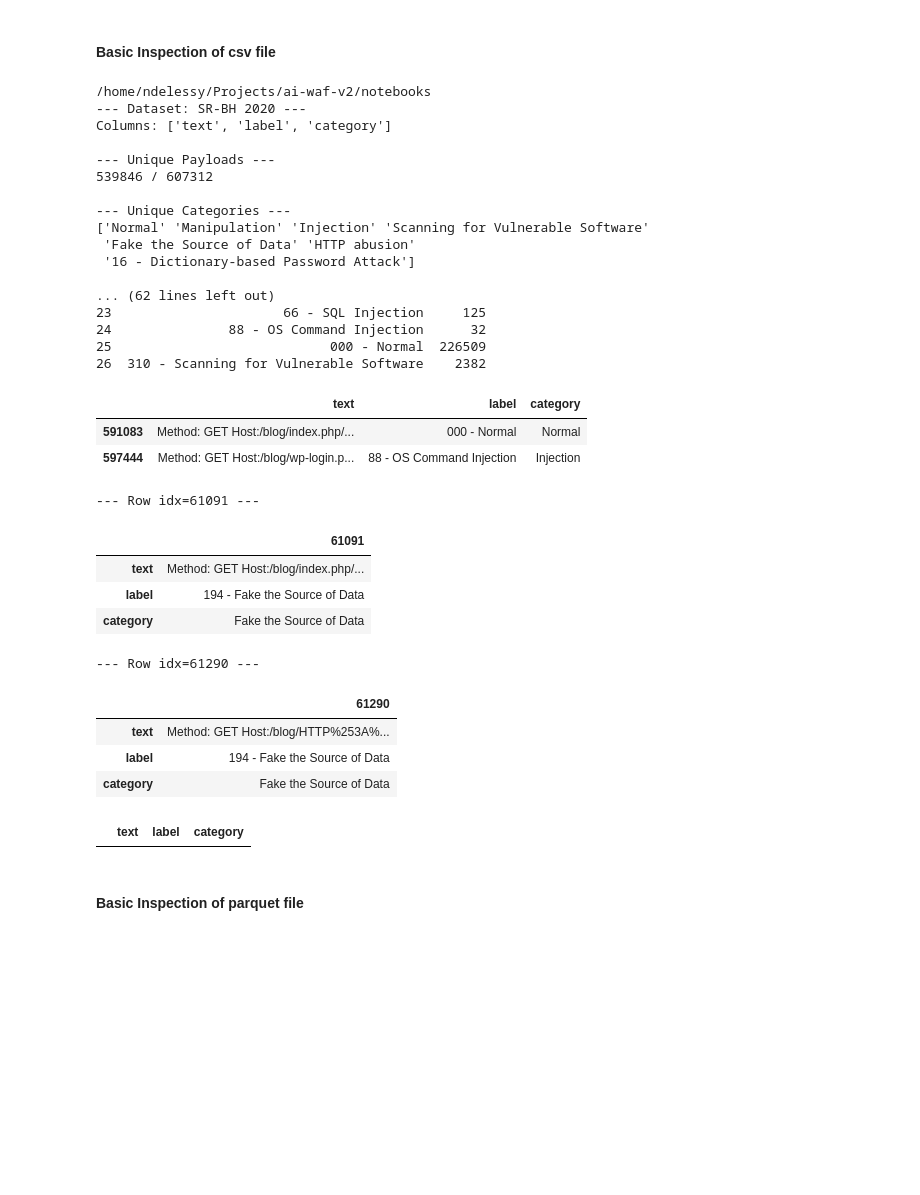
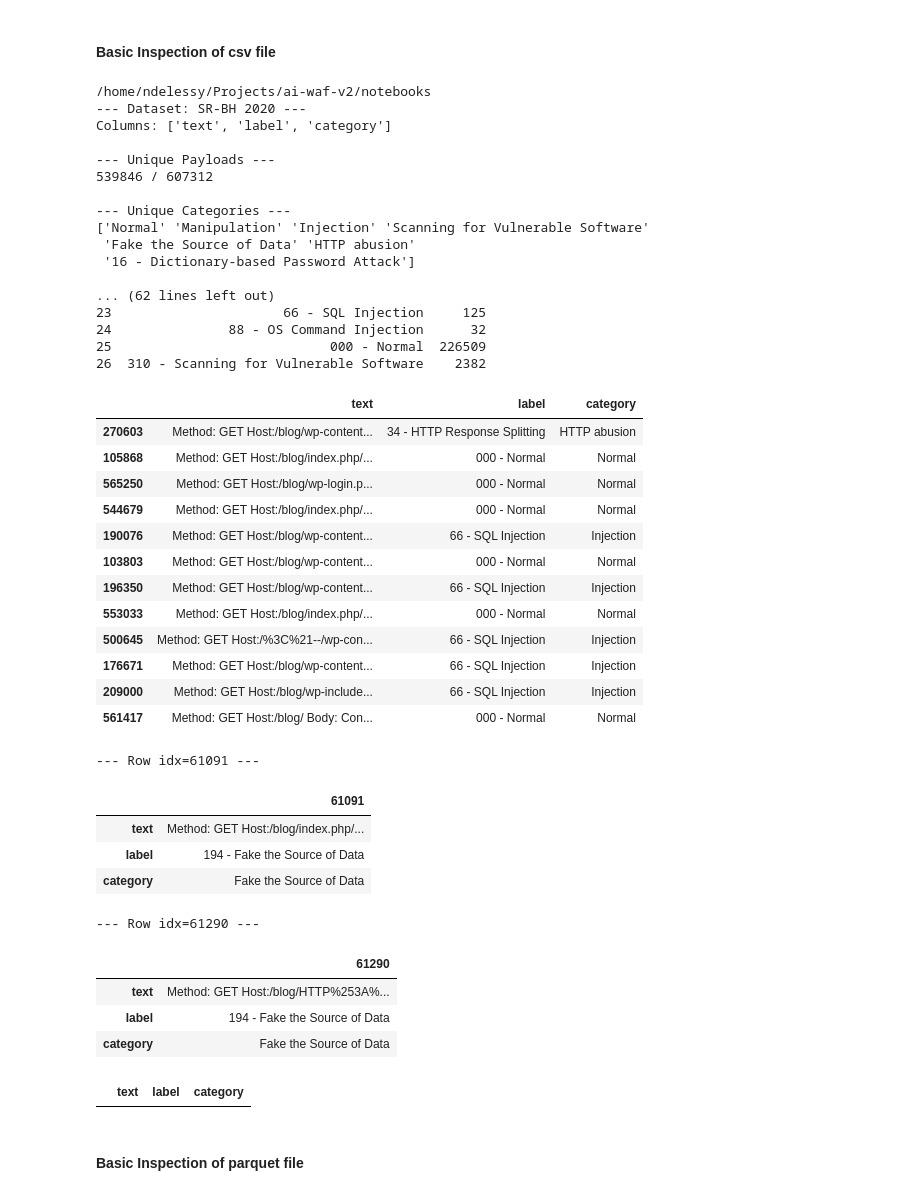
Before and after one commit to Jacaranda-Dev/ai-waf-v2, a Jupyter notebook: notebooks/01_eda_ public_datasets.ipynb, the cells around one changed output. Drawn from its saved outputs; the diff is of its cells as text; code cells hidden in the pictures; blank space fills up the shorter version.

```diff
--- a/notebooks/01_eda.ipynb
+++ b/notebooks/01_eda_ public_datasets.ipynb
@@ -29,7 +29,7 @@ print(df.groupby(['classification', 'Unnamed: 0']).size().reset_index(name='coun
 
 with pd.option_context('display.max_colwidth', None):
     # See 5 random rows to check different attack categories
-    result = df.sample(5)
+    result = df.sample(25)
     display(result)
 # %% [output]
 --- Dataset: CS-IC-2010 ---
@@ -130,39 +141,49 @@ print(df.groupby(['category', 'label']).size().reset_index(name='count'))
 
 with pd.option_context('display.max_colwidth', None):
     # See 5 random rows to check different attack categories
-    result = df.sample(2)
+    result = df.sample(12)
     display(result)
 
 print("\n--- Row idx=61091 ---")
 with pd.option_context('display.max_colwidth', None):
     display(df.loc[[61091]].T)
 
 print("\n--- Row idx=61290 ---")
 with pd.option_context('display.max_colwidth', None):
     display(df.loc[[61290]].T)
 
 df[df['text'] == '/blog/index.php/comments/feed/']
 # %% [output]
 /home/ndelessy/Projects/ai-waf-v2/notebooks
 --- Dataset: SR-BH 2020 ---
 Columns: ['text', 'label', 'category']
 
 --- Unique Payloads ---
 539846 / 607312
 
 --- Unique Categories ---
 ['Normal' 'Manipulation' 'Injection' 'Scanning for Vulnerable Software'
  'Fake the Source of Data' 'HTTP abusion'
  '16 - Dictionary-based Password Attack']
 
 ... (62 lines left out)
 23                      66 - SQL Injection     125
 24               88 - OS Command Injection      32
 25                            000 - Normal  226509
 26  310 - Scanning for Vulnerable Software    2382
 |  | text | label | category |
-| 591083 | Method: GET Host:/blog/index.php/... | 000 - Normal | Normal |
-| 597444 | Method: GET Host:/blog/wp-login.p... | 88 - OS Command Injection | Injection |
+| 270603 | Method: GET Host:/blog/wp-content... | 34 - HTTP Response Splitting | HTTP abusion |
+| 105868 | Method: GET Host:/blog/index.php/... | 000 - Normal | Normal |
+| 565250 | Method: GET Host:/blog/wp-login.p... | 000 - Normal | Normal |
+| 544679 | Method: GET Host:/blog/index.php/... | 000 - Normal | Normal |
+| 190076 | Method: GET Host:/blog/wp-content... | 66 - SQL Injection | Injection |
+| 103803 | Method: GET Host:/blog/wp-content... | 000 - Normal | Normal |
+| 196350 | Method: GET Host:/blog/wp-content... | 66 - SQL Injection | Injection |
+| 553033 | Method: GET Host:/blog/index.php/... | 000 - Normal | Normal |
+| 500645 | Method: GET Host:/%3C%21--/wp-con... | 66 - SQL Injection | Injection |
+| 176671 | Method: GET Host:/blog/wp-content... | 66 - SQL Injection | Injection |
+| 209000 | Method: GET Host:/blog/wp-include... | 66 - SQL Injection | Injection |
+| 561417 | Method: GET Host:/blog/ Body: Con... | 000 - Normal | Normal |
 --- Row idx=61091 ---
 |  | 61091 |
 | text | Method: GET Host:/blog/index.php/... |
```
Also changed, not shown: parts of 2 cells of this notebook, 2 other files.
